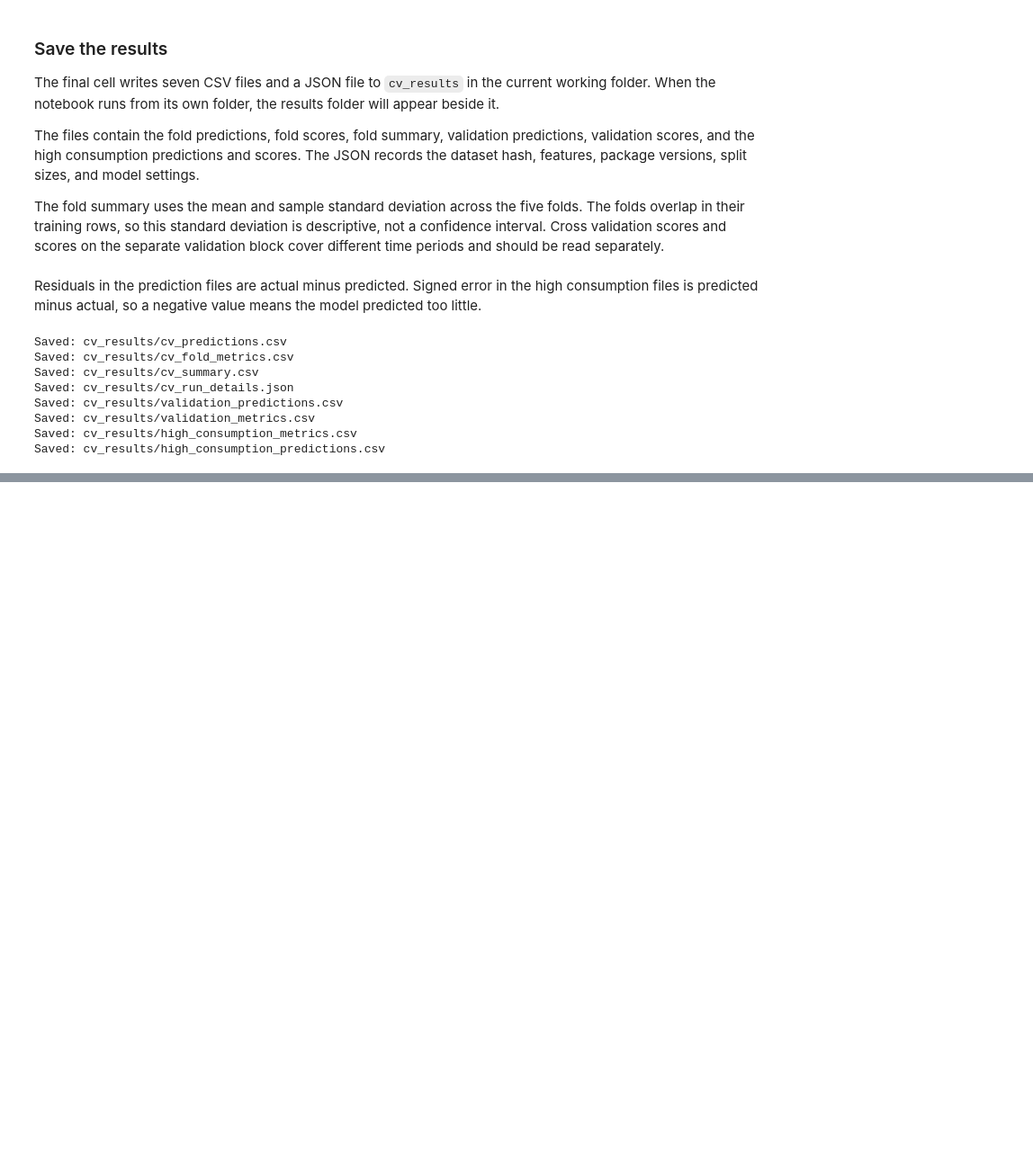
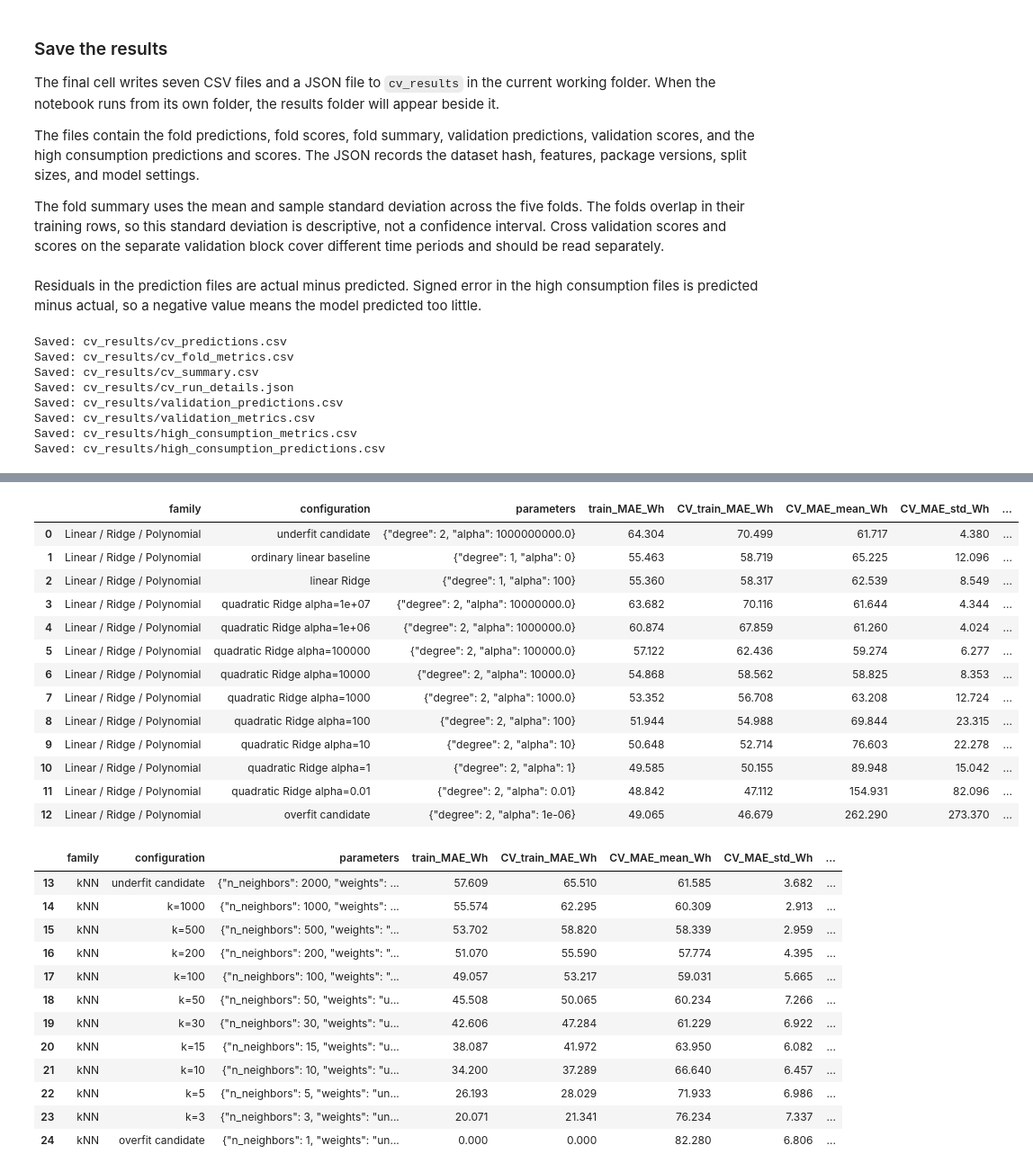
Before and after one commit to AndyLopezCoding/MachineLearningProject, a Jupyter notebook: MachineLearningProject.ipynb, the cells around one changed output, grey strips where cells are left out. Shown at 90% size. Drawn from its saved outputs; the diff is of its cells as text; code cells hidden in the pictures; blank space fills up the shorter version.

```diff
--- a/MachineLearningProject.ipynb
+++ b/MachineLearningProject.ipynb
@@ -906,0 +986,51 @@ Saved: cv_results/high_consumption_predictions.csv
+# %%
+# The test block is not accessed during tuning.
+tuning_rows = []
+tuning_fold_rows = []
+for (family, label), pipeline in tuning_configs.items():
+    started = perf_counter()
+    for fold, (fit_positions, check_positions) in enumerate(cv_splits, start=1):
+        candidate = clone(pipeline)
+        with threadpool_limits(limits=1):
+            candidate.fit(X_train.iloc[fit_positions], y_train.iloc[fit_positions])
+            train_pred = candidate.predict(X_train.iloc[fit_positions])
+            check_pred = candidate.predict(X_train.iloc[check_positions])
+        assert np.isfinite(check_pred).all()
+        tuning_fold_rows.append({
+            "family": family, "configuration": label, "fold": fold,
+            "train_MAE_Wh": mean_absolute_error(y_train.iloc[fit_positions], train_pred),
+            "CV_MAE_Wh": mean_absolute_error(y_train.iloc[check_positions], check_pred),
+            "CV_RMSE_Wh": np.sqrt(mean_squared_error(y_train.iloc[check_positions], check_pred)),
+            "CV_R2": r2_score(y_train.iloc[check_positions], check_pred),
+        })
+    candidate_folds = pd.DataFrame(tuning_fold_rows[-len(cv_splits):])
+    candidate = clone(pipeline)
+    with threadpool_limits(limits=1):
+        candidate.fit(X_train, y_train)
+        full_train_pred = candidate.predict(X_train)
+        valid_pred = candidate.predict(X_validation)
+    assert np.isfinite(valid_pred).all()
+    tuning_rows.append({
+        "family": family, "configuration": label,
+        "parameters": json.dumps(tuning_specs[(family, label)]),
+        "train_MAE_Wh": mean_absolute_error(y_train, full_train_pred),
+        "CV_train_MAE_Wh": candidate_folds["train_MAE_Wh"].mean(),
+        "CV_MAE_mean_Wh": candidate_folds["CV_MAE_Wh"].mean(),
+        "CV_MAE_std_Wh": candidate_folds["CV_MAE_Wh"].std(),
+        "CV_gap_Wh": (candidate_folds["CV_MAE_Wh"] - candidate_folds["train_MAE_Wh"]).mean(),
+        "CV_RMSE_mean_Wh": candidate_folds["CV_RMSE_Wh"].mean(),
+        "CV_R2_mean": candidate_folds["CV_R2"].mean(),
+        "validation_MAE_Wh": mean_absolute_error(y_validation, valid_pred),
+        "validation_RMSE_Wh": np.sqrt(mean_squared_error(y_validation, valid_pred)),
+        "validation_R2": r2_score(y_validation, valid_pred),
+        "seconds": perf_counter() - started,
+    })
+    print(f"{family} | {label}: CV MAE {tuning_rows[-1]['CV_MAE_mean_Wh']:.3f} Wh")
+
+tuning_results = pd.DataFrame(tuning_rows)
+tuning_fold_results = pd.DataFrame(tuning_fold_rows)
+for family in tuning_results["family"].unique():
+    print("\n", family)
+    display(tuning_results.loc[tuning_results["family"] == family]
+            .round(3))
+# %% [output]
@@ -906,0 +1054,27 @@ Saved: cv_results/high_consumption_predictions.csv
+|  | family | configuration | parameters | train_MAE_Wh | CV_train_MAE_Wh | CV_MAE_mean_Wh | CV_MAE_std_Wh | ... |
+| 0 | Linear / Ridge / Polynomial | underfit candidate | {"degree": 2, "alpha": 1000000000.0} | 64.304 | 70.499 | 61.717 | 4.380 | ... |
+| 1 | Linear / Ridge / Polynomial | ordinary linear baseline | {"degree": 1, "alpha": 0} | 55.463 | 58.719 | 65.225 | 12.096 | ... |
+| 2 | Linear / Ridge / Polynomial | linear Ridge | {"degree": 1, "alpha": 100} | 55.360 | 58.317 | 62.539 | 8.549 | ... |
+| 3 | Linear / Ridge / Polynomial | quadratic Ridge alpha=1e+07 | {"degree": 2, "alpha": 10000000.0} | 63.682 | 70.116 | 61.644 | 4.344 | ... |
+| 4 | Linear / Ridge / Polynomial | quadratic Ridge alpha=1e+06 | {"degree": 2, "alpha": 1000000.0} | 60.874 | 67.859 | 61.260 | 4.024 | ... |
+| 5 | Linear / Ridge / Polynomial | quadratic Ridge alpha=100000 | {"degree": 2, "alpha": 100000.0} | 57.122 | 62.436 | 59.274 | 6.277 | ... |
+| 6 | Linear / Ridge / Polynomial | quadratic Ridge alpha=10000 | {"degree": 2, "alpha": 10000.0} | 54.868 | 58.562 | 58.825 | 8.353 | ... |
+| 7 | Linear / Ridge / Polynomial | quadratic Ridge alpha=1000 | {"degree": 2, "alpha": 1000.0} | 53.352 | 56.708 | 63.208 | 12.724 | ... |
+| 8 | Linear / Ridge / Polynomial | quadratic Ridge alpha=100 | {"degree": 2, "alpha": 100} | 51.944 | 54.988 | 69.844 | 23.315 | ... |
+| 9 | Linear / Ridge / Polynomial | quadratic Ridge alpha=10 | {"degree": 2, "alpha": 10} | 50.648 | 52.714 | 76.603 | 22.278 | ... |
+| 10 | Linear / Ridge / Polynomial | quadratic Ridge alpha=1 | {"degree": 2, "alpha": 1} | 49.585 | 50.155 | 89.948 | 15.042 | ... |
+| 11 | Linear / Ridge / Polynomial | quadratic Ridge alpha=0.01 | {"degree": 2, "alpha": 0.01} | 48.842 | 47.112 | 154.931 | 82.096 | ... |
+| 12 | Linear / Ridge / Polynomial | overfit candidate | {"degree": 2, "alpha": 1e-06} | 49.065 | 46.679 | 262.290 | 273.370 | ... |
+|  | family | configuration | parameters | train_MAE_Wh | CV_train_MAE_Wh | CV_MAE_mean_Wh | CV_MAE_std_Wh | ... |
+| 13 | kNN | underfit candidate | {"n_neighbors": 2000, "weights": ... | 57.609 | 65.510 | 61.585 | 3.682 | ... |
+| 14 | kNN | k=1000 | {"n_neighbors": 1000, "weights": ... | 55.574 | 62.295 | 60.309 | 2.913 | ... |
+| 15 | kNN | k=500 | {"n_neighbors": 500, "weights": "... | 53.702 | 58.820 | 58.339 | 2.959 | ... |
+| 16 | kNN | k=200 | {"n_neighbors": 200, "weights": "... | 51.070 | 55.590 | 57.774 | 4.395 | ... |
+| 17 | kNN | k=100 | {"n_neighbors": 100, "weights": "... | 49.057 | 53.217 | 59.031 | 5.665 | ... |
+| 18 | kNN | k=50 | {"n_neighbors": 50, "weights": "u... | 45.508 | 50.065 | 60.234 | 7.266 | ... |
+| 19 | kNN | k=30 | {"n_neighbors": 30, "weights": "u... | 42.606 | 47.284 | 61.229 | 6.922 | ... |
+| 20 | kNN | k=15 | {"n_neighbors": 15, "weights": "u... | 38.087 | 41.972 | 63.950 | 6.082 | ... |
+| 21 | kNN | k=10 | {"n_neighbors": 10, "weights": "u... | 34.200 | 37.289 | 66.640 | 6.457 | ... |
+| 22 | kNN | k=5 | {"n_neighbors": 5, "weights": "un... | 26.193 | 28.029 | 71.933 | 6.986 | ... |
+| 23 | kNN | k=3 | {"n_neighbors": 3, "weights": "un... | 20.071 | 21.341 | 76.234 | 7.337 | ... |
+| 24 | kNN | overfit candidate | {"n_neighbors": 1, "weights": "un... | 0.000 | 0.000 | 82.280 | 6.806 | ... |
```
Also changed, not shown: parts of 17 cells of this notebook, 9 other files.
